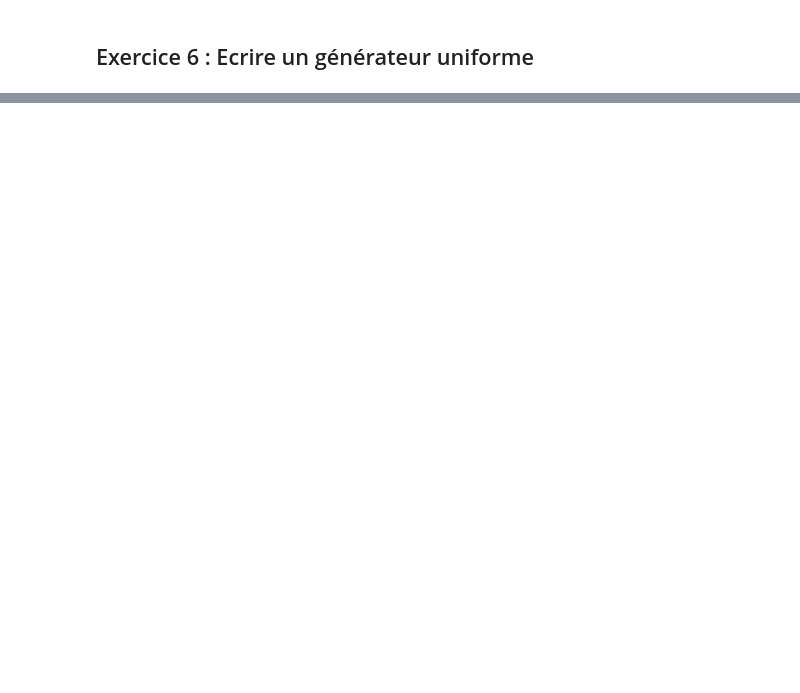
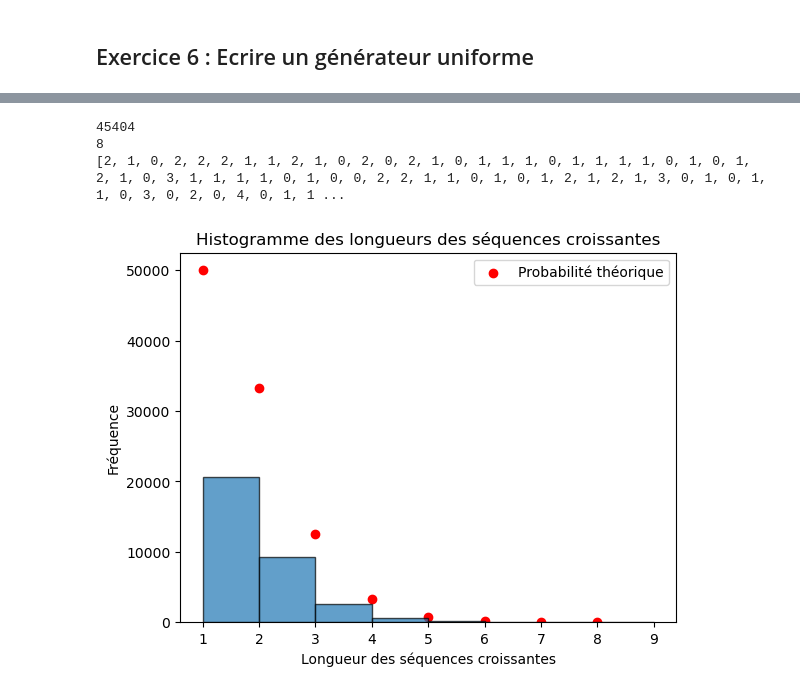
Before and after one commit to daganaus/DataAnalysis, a Jupyter notebook: 24_25_TD2_EXO_4_DAGANAUD_DUBOIS.ipynb, the cells around one changed output, grey strips where cells are left out. Drawn from its saved outputs; the diff is of its cells as text; code cells hidden in the pictures; blank space fills up the shorter version.

```diff
--- a/24_25_TD2_EXO_4_DAGANAUD_DUBOIS.ipynb
+++ b/24_25_TD2_EXO_4_DAGANAUD_DUBOIS.ipynb
@@ -162,0 +166,35 @@ plt.show()
+# %%
+#Calcul de la longueur des séquences croissantes
+longueurs = []
+k=0
+for i in range(0, dim-1):
+    if L[i] < L[i+1]:
+        k+=1
+    else:
+        longueurs.append(k)
+        k=0
+
+#Calcul probabilité d'avoir une séquence de longueur k
+proba_seq = np.zeros(max+1)
+for i in range(1, max+1):
+    proba_seq[i] = dim * ((1/factorial(i))-(1/factorial(i+1)))
+
+
+#histogramme des longueurs des séquences croissantes
+plt.scatter(range(1, max+1), proba_seq[1:], color='red', label='Probabilité théorique')
+plt.legend(loc='best')
+max = np.max(longueurs)
+i_max = np.argmax(longueurs)
+print(i_max)
+print(max)
+print(longueurs)
+plt.hist(longueurs, bins=range(1, max+2), edgecolor='black', alpha=0.7)
+plt.xlabel('Longueur des séquences croissantes')
+plt.ylabel('Fréquence')
+plt.title('Histogramme des longueurs des séquences croissantes')
+plt.show()
+# %% [output]
+45404
+8
+[2, 1, 0, 2, 2, 2, 1, 1, 2, 1, 0, 2, 0, 2, 1, 0, 1, 1, 1, 0, 1, 1, 1, 1, 0, 1, 0, 1, 2, 1, 0, 3, 1, 1, 1, 1, 0, 1, 0, 0, 2, 2, 1, 1, 0, 1, 0, 1, 2, 1, 2, 1, 3, 0, 1, 0, 1, 1, 0, 3, 0, 2, 0, 4, 0, 1, 1 ...
+[figure, added]
```
Also changed, not shown: parts of 8 cells of this notebook.
